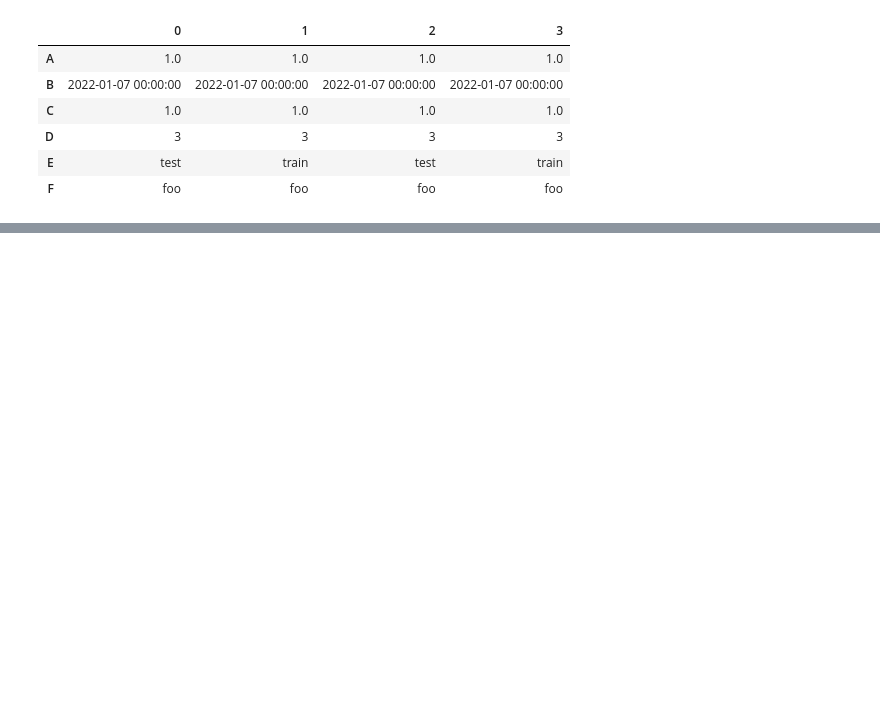
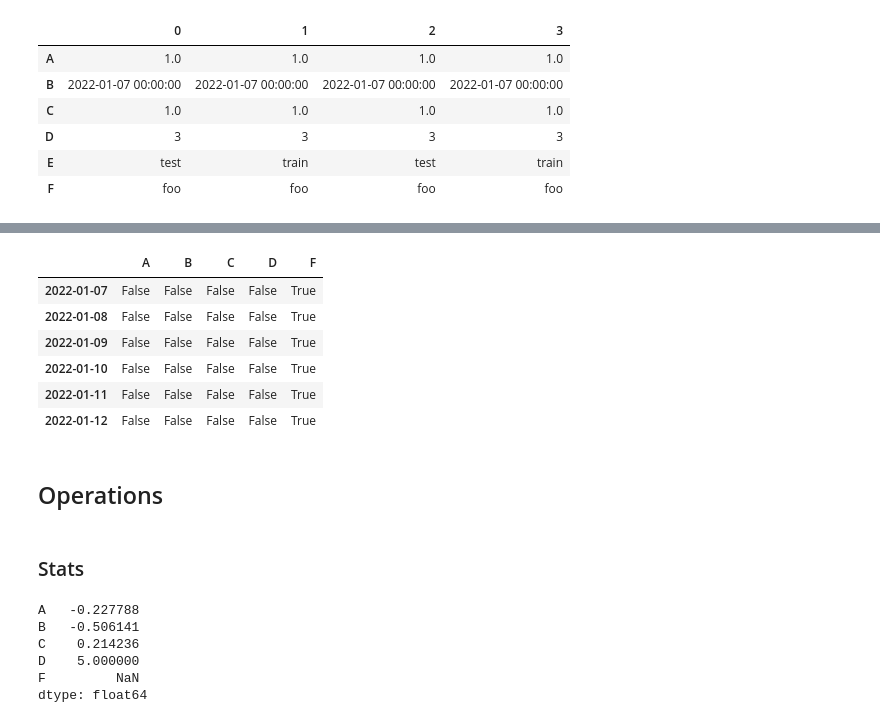
Before and after one commit to Irfan-Ahmad-byte/my_pandas, a Jupyter notebook: heart_failure.ipynb, the cells around one changed output, grey strips where cells are left out. Saved outputs shown, nothing was run; the diff lists cells and outputs as text; code cells hidden in the pictures; blank space fills up the shorter version.

```diff
--- a/heart_failure.ipynb
+++ b/heart_failure.ipynb
@@ -191,0 +461,23 @@ df.sort_values(by='B')
+# %%
+pd.isna(df)
+# %% [output]
+|  | A | B | C | D | F |
+| 2022-01-07 | False | False | False | False | True |
+| 2022-01-08 | False | False | False | False | True |
+| 2022-01-09 | False | False | False | False | True |
+| 2022-01-10 | False | False | False | False | True |
+| 2022-01-11 | False | False | False | False | True |
+| 2022-01-12 | False | False | False | False | True |
+# %% [markdown]
+## Operations
+# %% [markdown]
+### Stats
+# %%
+df.mean()
+# %% [output]
+A   -0.227788
+B   -0.506141
+C    0.214236
+D    5.000000
+F         NaN
+dtype: float64
```
Also changed, not shown: parts of 68 cells of this notebook.
